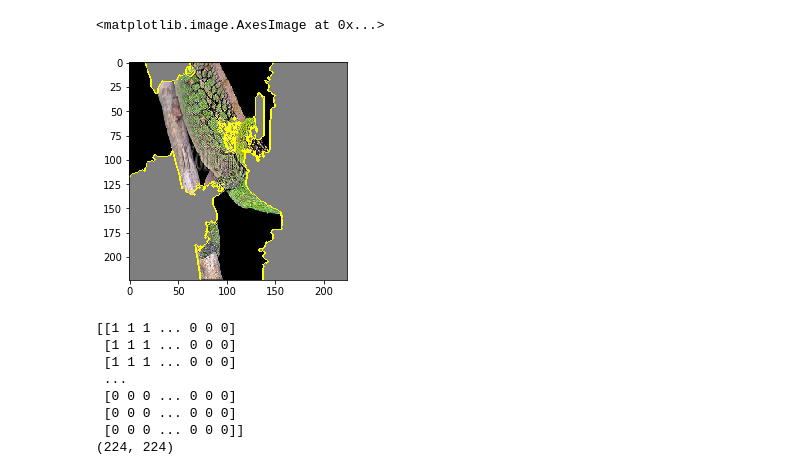
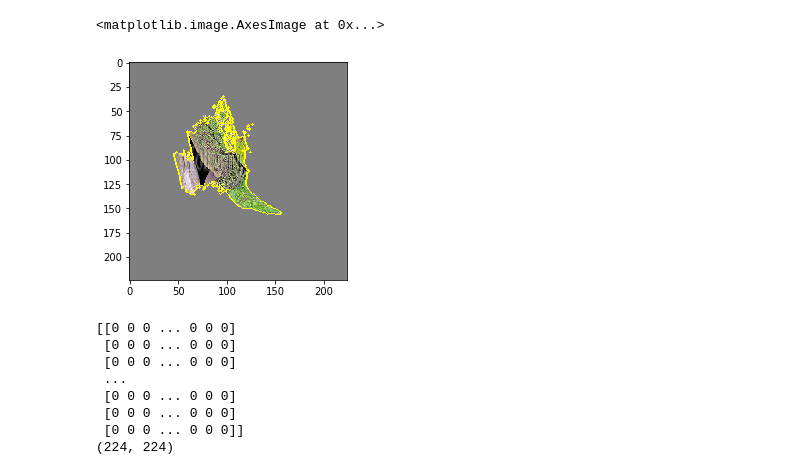
Before and after one commit to isshii/de4test, a Jupyter notebook: LIME/Lime_VGG16.ipynb, the cells around one changed output. Saved outputs shown, nothing was run; the diff lists cells and outputs as text; code cells hidden in the pictures.

```diff
--- a/LIME/Lime_VGG16.ipynb
+++ b/LIME/Lime_VGG16.ipynb
@@ -79,5 +68,3 @@ ValueError: ignored
-# %%
-vgg16_model = vgg16.VGG16(include_top=True, weights='imagenet', input_tensor=None, input_shape=None)
 # %%
 def load_image(filename):
   img = image.load_img(filename, target_size=(224, 224))
@@ -162,18 +145,18 @@ Wall time: 8min 29s
 # %%
 from skimage.segmentation import mark_boundaries
 # %%
-temp, mask = vgg16_explanation.get_image_and_mask(vgg16_explanation.top_labels[0], positive_only=True, num_features=5, hide_rest=True)
+temp, mask = vgg16_explanation.get_image_and_mask(vgg16_explanation.top_labels[0], positive_only=True, num_features=1, hide_rest=True)
 plt.imshow(mark_boundaries(temp / 2 + 0.5, mask))
 # %% [output]
 <matplotlib.image.AxesImage at 0x...>
-[figure, old version]
+[figure, new version]
 # %%
 print(mask)
 print(mask.shape)
 # %% [output]
-[[1 1 1 ... 0 0 0]
- [1 1 1 ... 0 0 0]
- [1 1 1 ... 0 0 0]
+[[0 0 0 ... 0 0 0]
+ [0 0 0 ... 0 0 0]
+ [0 0 0 ... 0 0 0]
  ...
  [0 0 0 ... 0 0 0]
  [0 0 0 ... 0 0 0]
```
Also changed, not shown: parts of 12 cells of this notebook.
